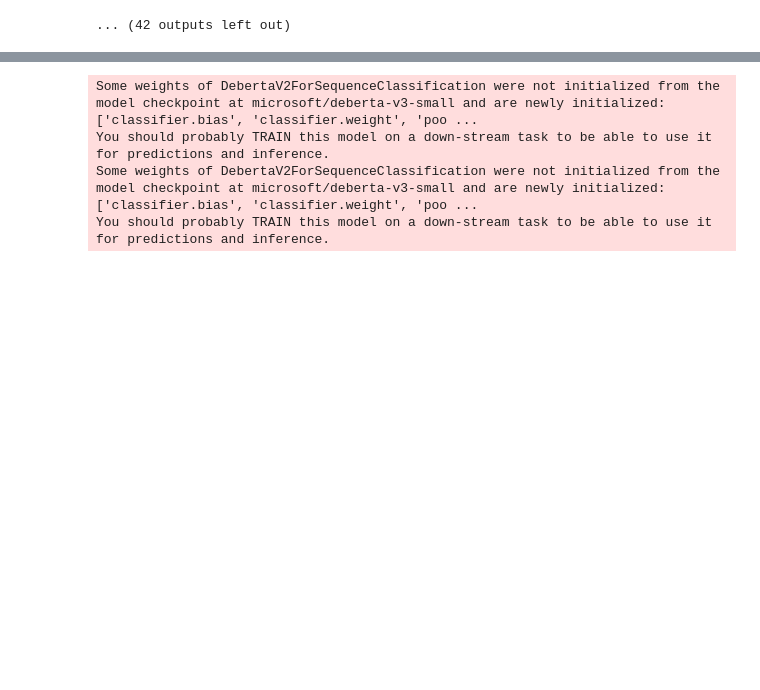
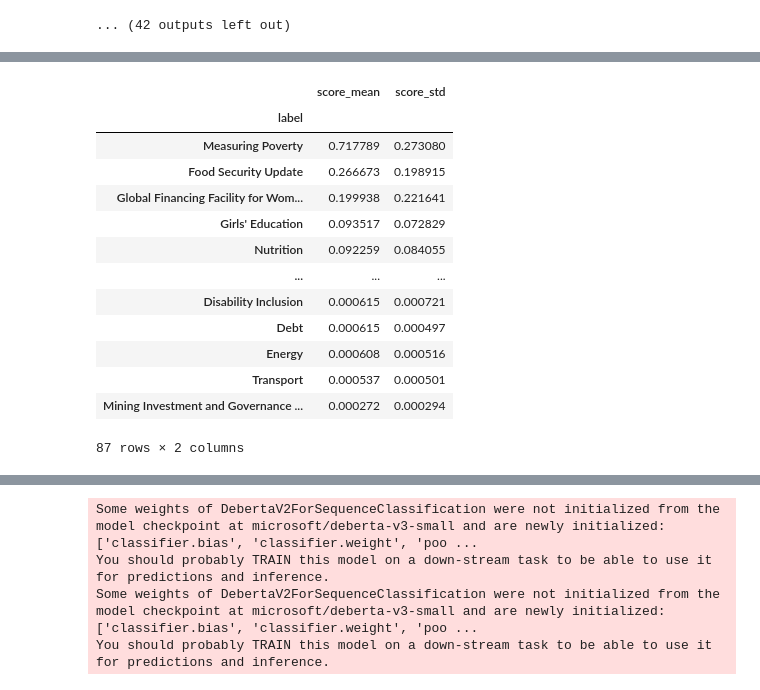
Before and after one commit to avsolatorio/doc-topics, a Jupyter notebook: notebooks/World_Bank_Topics_Analysis_with_LLM.ipynb, the cells around one changed output, grey strips where cells are left out. Saved outputs shown, nothing was run; the diff lists cells and outputs as text; code cells hidden in the pictures; blank space fills up the shorter version.

```diff
--- a/notebooks/World_Bank_Topics_Analysis_with_LLM.ipynb
+++ b/notebooks/World_Bank_Topics_Analysis_with_LLM.ipynb
@@ -626,0 +817,6 @@ You should probably TRAIN this model on a down-stream task to be able to use it
+# %%
+inp = "Special emphasis is given to the Living Standard Measurement Study (LSMS) household surveys, but also included in the review of data collection at the individual level are surv eys conducted by the In ternational Food Policy Research Institute (IFPRI) and the Internationa l Center for Research on Women (ICRW)."
+# inp = "Using a long panel of household survey data from Bangladesh, the paper finds that some 26 percent of microcredit borrowers are over-indebted on this This paper is a product of the Agriculture and Rural Development Team, Development Research Group."
+# inp = "Yet he was failing: failing to create a work environment for his staff in which they felt engaged, mentored, and safe."
+# inp = 'The government has implemented strict regulations to reduce pollution and preserve the natural beauty of the forests.'
+classifier(inp)
@@ -626,0 +841,31 @@ You should probably TRAIN this model on a down-stream task to be able to use it
+# %%
+import pandas as pd
+
+outs = []
+
+for c in classifiers:
+    outs.append(pd.DataFrame.from_records(classifiers[c](inp)[0], index="label"))
+
+all_scores = pd.concat(outs, axis=1)
+mean_probs = all_scores.mean(axis=1).sort_values(ascending=False)
+std_probs = all_scores.std(axis=1).loc[mean_probs.index]
+output = pd.DataFrame({"score_mean": mean_probs, "score_std": std_probs})
+output
+# all_scores = pd.concat(outs, axis=0)
+
+# dict(mean_probs=all_scores.mean().sort_values(ascending=False), std_probs=all_scores.std().sort_values(ascending=False))
+# %% [output]
+|  | score_mean | score_std |
+| label |  |  |
+| Measuring Poverty | 0.717789 | 0.273080 |
+| Food Security Update | 0.266673 | 0.198915 |
+| Global Financing Facility for Wom... | 0.199938 | 0.221641 |
+| Girls' Education | 0.093517 | 0.072829 |
+| Nutrition | 0.092259 | 0.084055 |
+| ... | ... | ... |
+| Disability Inclusion | 0.000615 | 0.000721 |
+| Debt | 0.000615 | 0.000497 |
+| Energy | 0.000608 | 0.000516 |
+| Transport | 0.000537 | 0.000501 |
+| Mining Investment and Governance ... | 0.000272 | 0.000294 |
+87 rows × 2 columns
```
Also changed, not shown: parts of 23 cells of this notebook, 1 other file.
